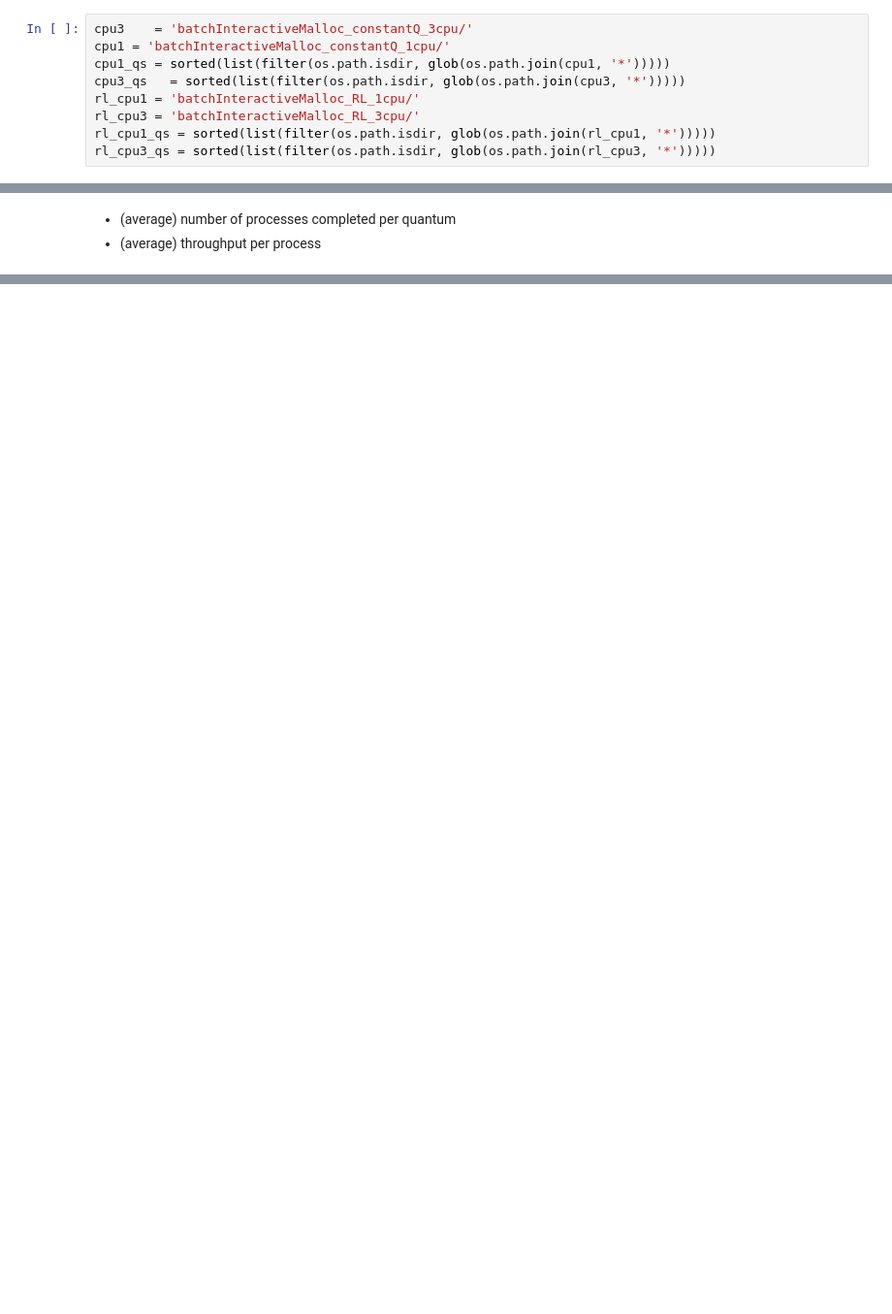
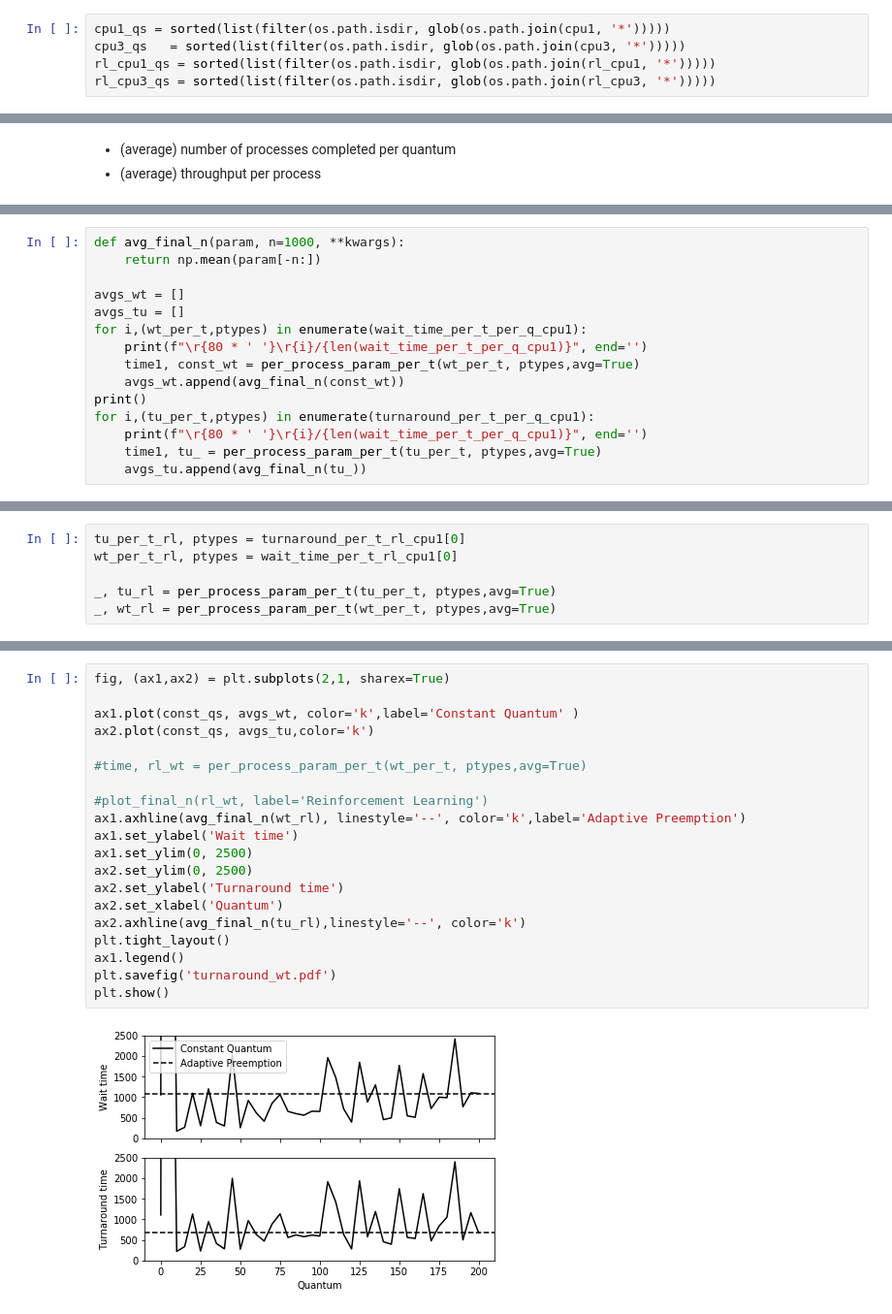
Before and after one commit to danielberenberg/operating-systems, a Jupyter notebook: discrete-event-simulation/src/analysis2.ipynb, the cells around one changed output, grey strips where cells are left out. Shown: that part at 97% size. Saved outputs shown, nothing was run; the diff lists cells and outputs as text; blank space fills up the shorter version.

```diff
--- a/discrete-event-simulation/src/analysis2.ipynb
+++ b/discrete-event-simulation/src/analysis2.ipynb
@@ -13,9 +18,5 @@ from matplotlib.lines import Line2D
 # %%
-cpu3    = 'batchInteractiveMalloc_constantQ_3cpu/'
-cpu1 = 'batchInteractiveMalloc_constantQ_1cpu/'
 cpu1_qs = sorted(list(filter(os.path.isdir, glob(os.path.join(cpu1, '*')))))
 cpu3_qs   = sorted(list(filter(os.path.isdir, glob(os.path.join(cpu3, '*')))))
-rl_cpu1 = 'batchInteractiveMalloc_RL_1cpu/'
-rl_cpu3 = 'batchInteractiveMalloc_RL_3cpu/'
 rl_cpu1_qs = sorted(list(filter(os.path.isdir, glob(os.path.join(rl_cpu1, '*')))))
 rl_cpu3_qs = sorted(list(filter(os.path.isdir, glob(os.path.join(rl_cpu3, '*')))))
@@ -115,0 +177,15 @@ def join(prefix,suffix):
+# %%
+def avg_final_n(param, n=1000, **kwargs):
+    return np.mean(param[-n:])
+
+avgs_wt = []
+avgs_tu = []
+for i,(wt_per_t,ptypes) in enumerate(wait_time_per_t_per_q_cpu1):
+    print(f"\r{80 * ' '}\r{i}/{len(wait_time_per_t_per_q_cpu1)}", end='')
+    time1, const_wt = per_process_param_per_t(wt_per_t, ptypes,avg=True)
+    avgs_wt.append(avg_final_n(const_wt))
+print()
+for i,(tu_per_t,ptypes) in enumerate(turnaround_per_t_per_q_cpu1):
+    print(f"\r{80 * ' '}\r{i}/{len(wait_time_per_t_per_q_cpu1)}", end='')
+    time1, tu_ = per_process_param_per_t(tu_per_t, ptypes,avg=True)
+    avgs_tu.append(avg_final_n(tu_))
@@ -115,0 +195,6 @@ def join(prefix,suffix):
+# %%
+tu_per_t_rl, ptypes = turnaround_per_t_rl_cpu1[0]
+wt_per_t_rl, ptypes = wait_time_per_t_rl_cpu1[0]
+
+_, tu_rl = per_process_param_per_t(tu_per_t, ptypes,avg=True)
+_, wt_rl = per_process_param_per_t(wt_per_t, ptypes,avg=True)
@@ -115,0 +207,22 @@ def join(prefix,suffix):
+# %%
+fig, (ax1,ax2) = plt.subplots(2,1, sharex=True)
+
+ax1.plot(const_qs, avgs_wt, color='k',label='Constant Quantum' )
+ax2.plot(const_qs, avgs_tu,color='k')
+
+#time, rl_wt = per_process_param_per_t(wt_per_t, ptypes,avg=True)
+
+#plot_final_n(rl_wt, label='Reinforcement Learning')
+ax1.axhline(avg_final_n(wt_rl), linestyle='--', color='k',label='Adaptive Preemption')
+ax1.set_ylabel('Wait time')
+ax1.set_ylim(0, 2500)
+ax2.set_ylim(0, 2500)
+ax2.set_ylabel('Turnaround time')
+ax2.set_xlabel('Quantum')
+ax2.axhline(avg_final_n(tu_rl),linestyle='--', color='k')
+plt.tight_layout()
+ax1.legend()
+plt.savefig('turnaround_wt.pdf')
+plt.show()
+# %% [output]
+[figure, added]
```
Also changed, not shown: parts of 20 cells of this notebook, 7 other files.
